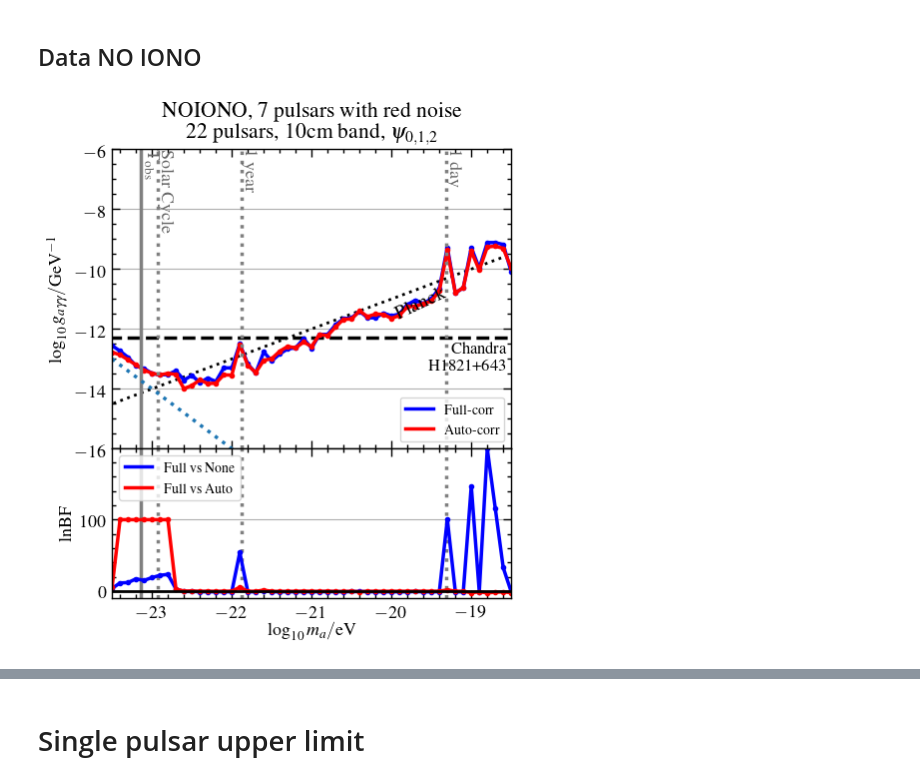
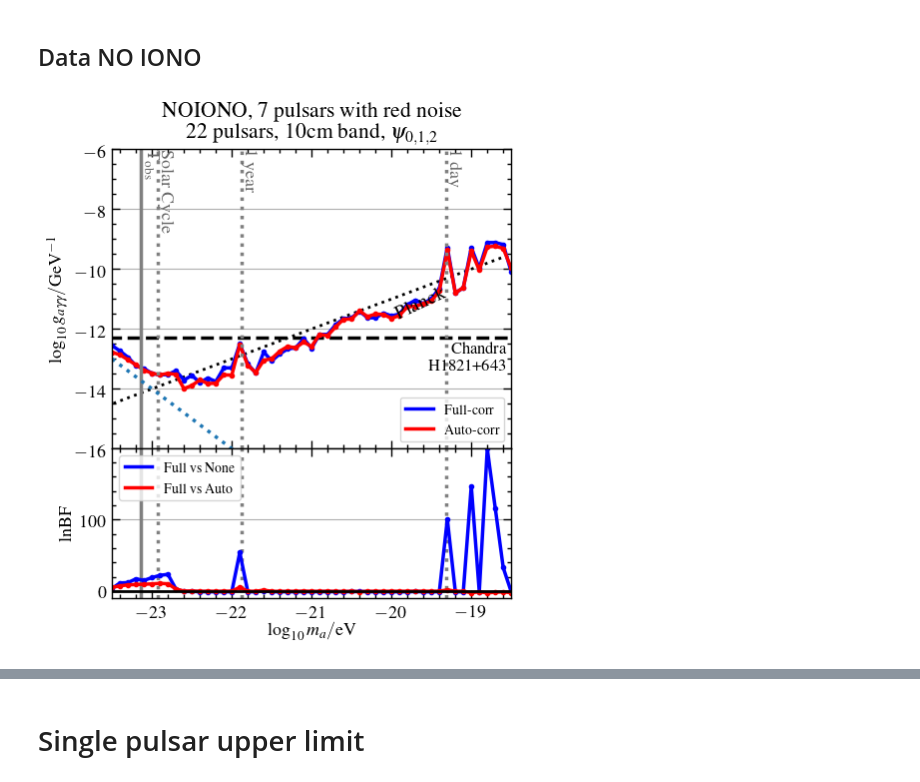
Before and after one commit to XueXiao-Physics/PPA, a Jupyter notebook: examples/Results.ipynb, the cells around one changed output, grey strips where cells are left out. Cells and saved outputs as stored; diff of their text form; code cells hidden in the pictures.

```diff
--- a/examples/Results.ipynb
+++ b/examples/Results.ipynb
@@ -289,37 +295,39 @@ lbf_nf = np.array([   inf,    inf,    inf,    inf,    inf,    inf,    inf,    in
        -0.509, -0.738, -0.512, -0.587, -0.488, -0.644, -0.438, -0.385,
        -0.542, -0.666, -0.717, -0.671, -0.685, -0.684, -0.376, -0.708,
        -0.734, -0.578,    inf, -0.73 , -0.725,    inf, -0.504,    inf,
           inf,    inf, -0.712])
 lbf_nf[lbf_nf==np.inf]=100
 
 
 lbf_af = np.array([ 5.514e+00,        inf,        inf,        inf,        inf,
               inf,        inf,        inf,  3.204e+00,  2.420e-01,
         4.675e-01, -6.033e-02,  1.169e-01, -4.208e-02,  1.101e-01,
         1.116e-01,  5.651e+00,  3.136e-02, -4.070e-02,  1.684e+00,
        -6.921e-02, -1.391e-01, -1.131e-01, -3.014e-03,  1.640e-01,
        -7.544e-04, -1.275e-01,  1.120e-01, -1.757e-01, -3.072e-01,
         2.883e-02, -5.002e-01, -4.159e-02, -1.394e-03, -8.341e-02,
         2.829e-02,  2.857e-02,  1.688e-02,  1.319e-01,  5.305e-03,
         8.043e-02,  7.083e-02,  1.981e+00,  9.165e-03,  1.129e-02,
        -1.935e+00, -7.284e-01, -2.233e+00, -1.357e+00, -8.105e-01,
        -1.906e+00])
 lbf_af[lbf_af==np.inf]=100
 
 
 idx = np.array([0,1,2,3,4,5,6,7,16,42,45,47,48,49])
 nn  = 13571.45
 ff  = np.array([13575.36 , 13583.17 ,13583.66 , 13588.87 , 13586.71 , 13590.65\
                  , 13593.78 , 13595.16  , 13625.74 , 13672.12 , 13718.47 , 13770.57 , 13687.93 , 13604.52])
 lbf_nf[idx] = ff - nn
 
-# idx = np.array([1,2,3,4,5,6,7])
-# aa = np.array([13612.135, 13667.089, 13694.847, 13751.777, 13699.52 , 13557.435])
-# lbf_af[idx] = aa - nn
+idx = np.array([1,2,3,4,5,6,7])
+aa = np.array([13570.06271602, 13572.99206179, 13576.93978279, 13574.44087492, 13573.43010664, 13582.1967153 , 13577.39340056])
+lbf_af[idx] = aa - nn
+
+lbf_af[[1,2,3,4,5,6,7]] = np.array([-1.399, -0.037,  0.455,  0.857,  1.409,  2.124,  1.505])+9
 
 make_bf_plot(axes[1],l10ma,lbf_af ,lbf_nf)
 # %% [output]
-[figure, old version]
+[figure, new version]
 # %%
 crit = np.where(lbf_af>20)[0]
 np.array([crit,l10ma[crit],lbf_af[crit]]).T
```
Also changed, not shown: parts of 2 cells of this notebook.
